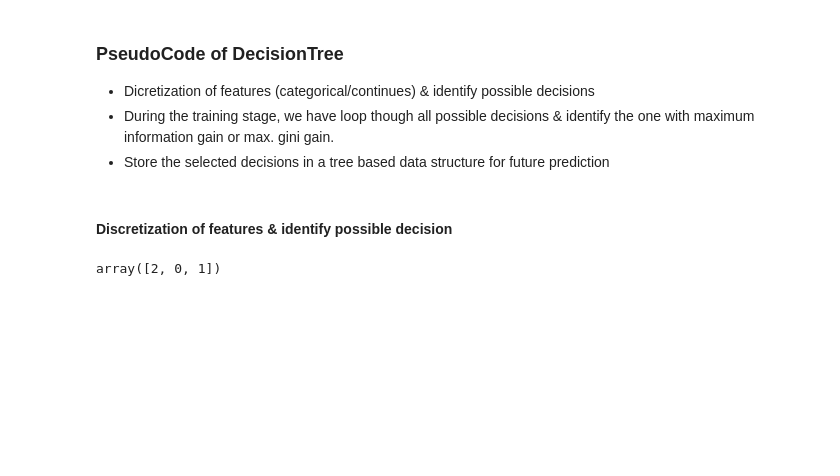
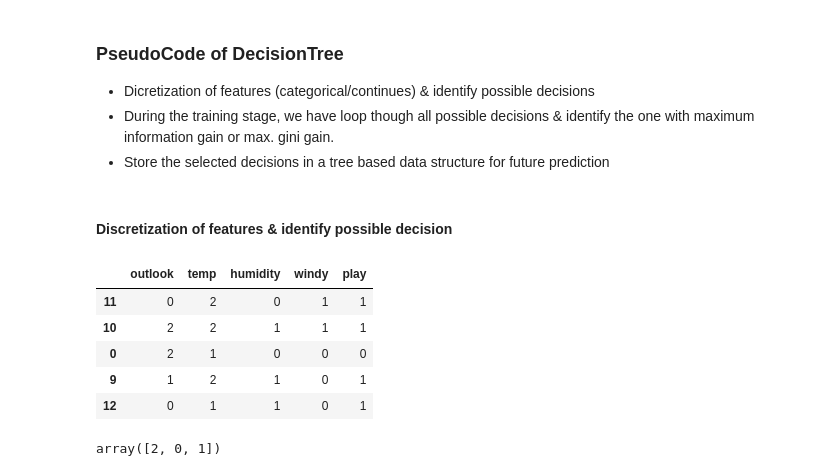
Before and after one commit to edyoda/Data-Scientist-program, a Jupyter notebook: Data-Science/Implement Decision Tree using NumPy.ipynb, the cells around one changed output. Saved outputs shown, nothing was run; the diff lists cells and outputs as text; code cells hidden in the pictures; blank space fills up the shorter version.

```diff
--- a/Data-Science/Implement Decision Tree using NumPy.ipynb
+++ b/Data-Science/Implement Decision Tree using NumPy.ipynb
@@ -20,6 +20,15 @@ oe = OrdinalEncoder()
 feature_target = oe.fit_transform(tennis_data)
 # %%
 data = pd.DataFrame(feature_target, columns=['outlook','temp','humidity','windy','play'], dtype='int')
+# %%
+data.sample(5)
+# %% [output]
+|  | outlook | temp | humidity | windy | play |
+| 11 | 0 | 2 | 0 | 1 | 1 |
+| 10 | 2 | 2 | 1 | 1 | 1 |
+| 0 | 2 | 1 | 0 | 0 | 0 |
+| 9 | 1 | 2 | 1 | 0 | 1 |
+| 12 | 0 | 1 | 1 | 0 | 1 |
 # %%
 data.outlook.unique()
 # %% [output]
```
Also changed, not shown: parts of 9 cells of this notebook.
